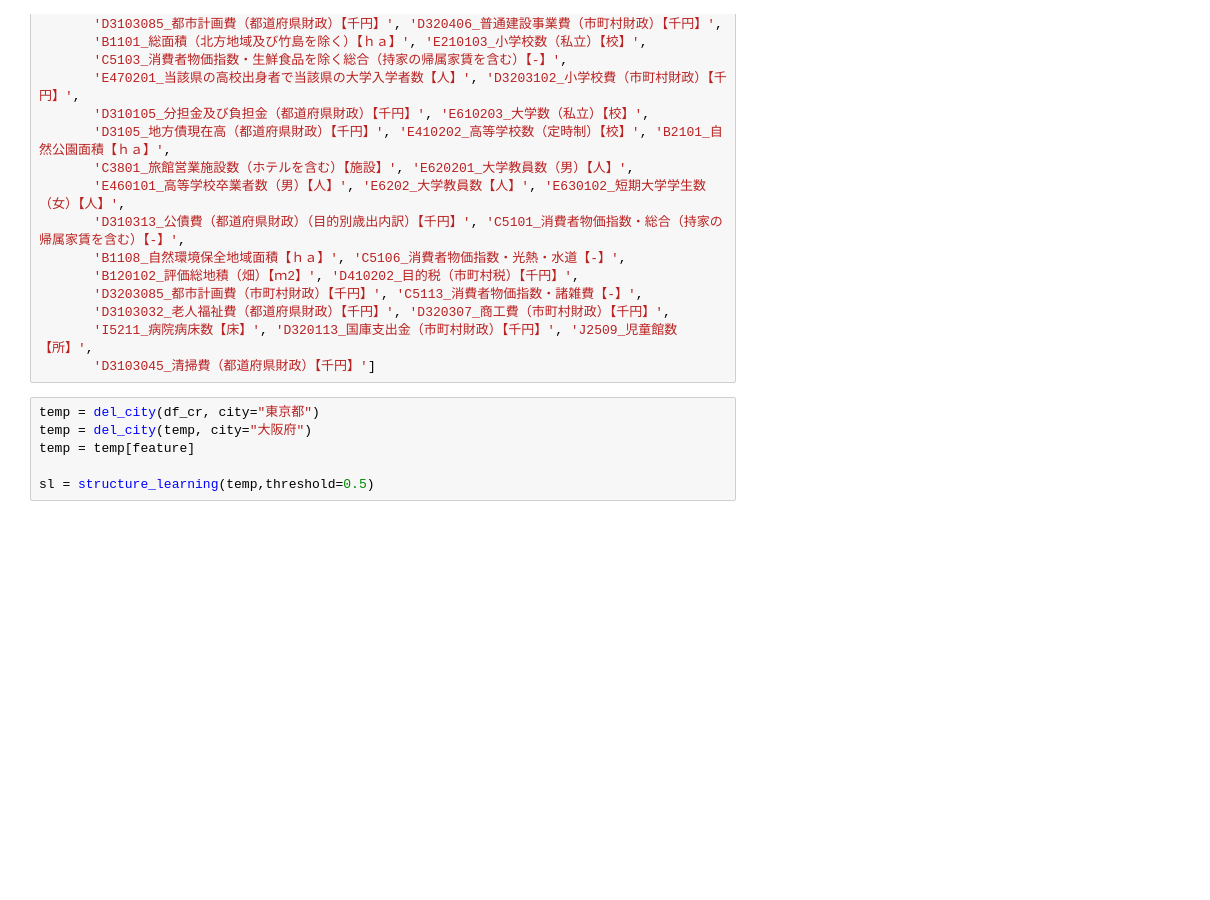
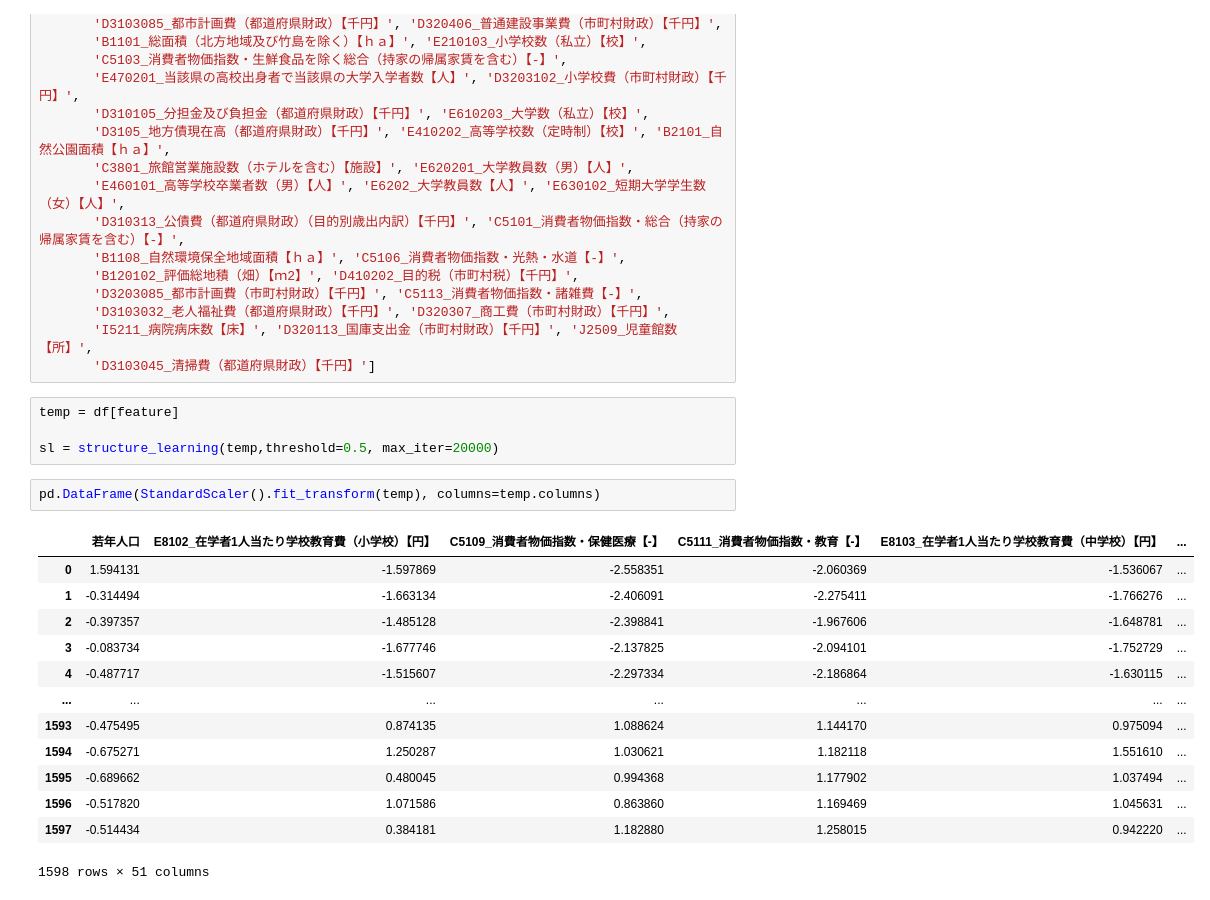
Before and after one commit to Itsuki966/structure_analysis, a Jupyter notebook: notears_pref.ipynb, the cells around one changed output. Cells and saved outputs as stored; diff of their text form; blank space fills up the shorter version.

```diff
--- a/notears_pref.ipynb
+++ b/notears_pref.ipynb
@@ -80,11 +87,25 @@ feature = ['若年人口','E8102_在学者1人当たり学校教育費（小学
        'I5211_病院病床数【床】', 'D320113_国庫支出金（市町村財政）【千円】', 'J2509_児童館数【所】',
        'D3103045_清掃費（都道府県財政）【千円】']
 # %%
-temp = del_city(df_cr, city="東京都")
-temp = del_city(temp, city="大阪府")
-temp = temp[feature]
+temp = df[feature]
 
-sl = structure_learning(temp,threshold=0.5)
+sl = structure_learning(temp,threshold=0.5, max_iter=20000)
+# %%
+pd.DataFrame(StandardScaler().fit_transform(temp), columns=temp.columns)
+# %% [output]
+|  | 若年人口 | E8102_在学者1人当たり学校教育費（小学校）【円】 | C5109_消費者物価指数・保健医療【‐】 | C5111_消費者物価指数・教育【‐】 | E8103_在学者1人当たり学校教育費（中学校）【円】 | ... |
+| 0 | 1.594131 | -1.597869 | -2.558351 | -2.060369 | -1.536067 | ... |
+| 1 | -0.314494 | -1.663134 | -2.406091 | -2.275411 | -1.766276 | ... |
+| 2 | -0.397357 | -1.485128 | -2.398841 | -1.967606 | -1.648781 | ... |
+| 3 | -0.083734 | -1.677746 | -2.137825 | -2.094101 | -1.752729 | ... |
+| 4 | -0.487717 | -1.515607 | -2.297334 | -2.186864 | -1.630115 | ... |
+| ... | ... | ... | ... | ... | ... | ... |
+| 1593 | -0.475495 | 0.874135 | 1.088624 | 1.144170 | 0.975094 | ... |
+| 1594 | -0.675271 | 1.250287 | 1.030621 | 1.182118 | 1.551610 | ... |
+| 1595 | -0.689662 | 0.480045 | 0.994368 | 1.177902 | 1.037494 | ... |
+| 1596 | -0.517820 | 1.071586 | 0.863860 | 1.169469 | 1.045631 | ... |
+| 1597 | -0.514434 | 0.384181 | 1.182880 | 1.258015 | 0.942220 | ... |
+1598 rows × 51 columns
 # %%
 node_colors, edge_colors = make_color_list(sl, target_node="若年人口")
 plot_struct(sl, node_colors, edge_colors, "若年人口割合の因果構造")
```
Also changed, not shown: parts of 3 cells of this notebook.
